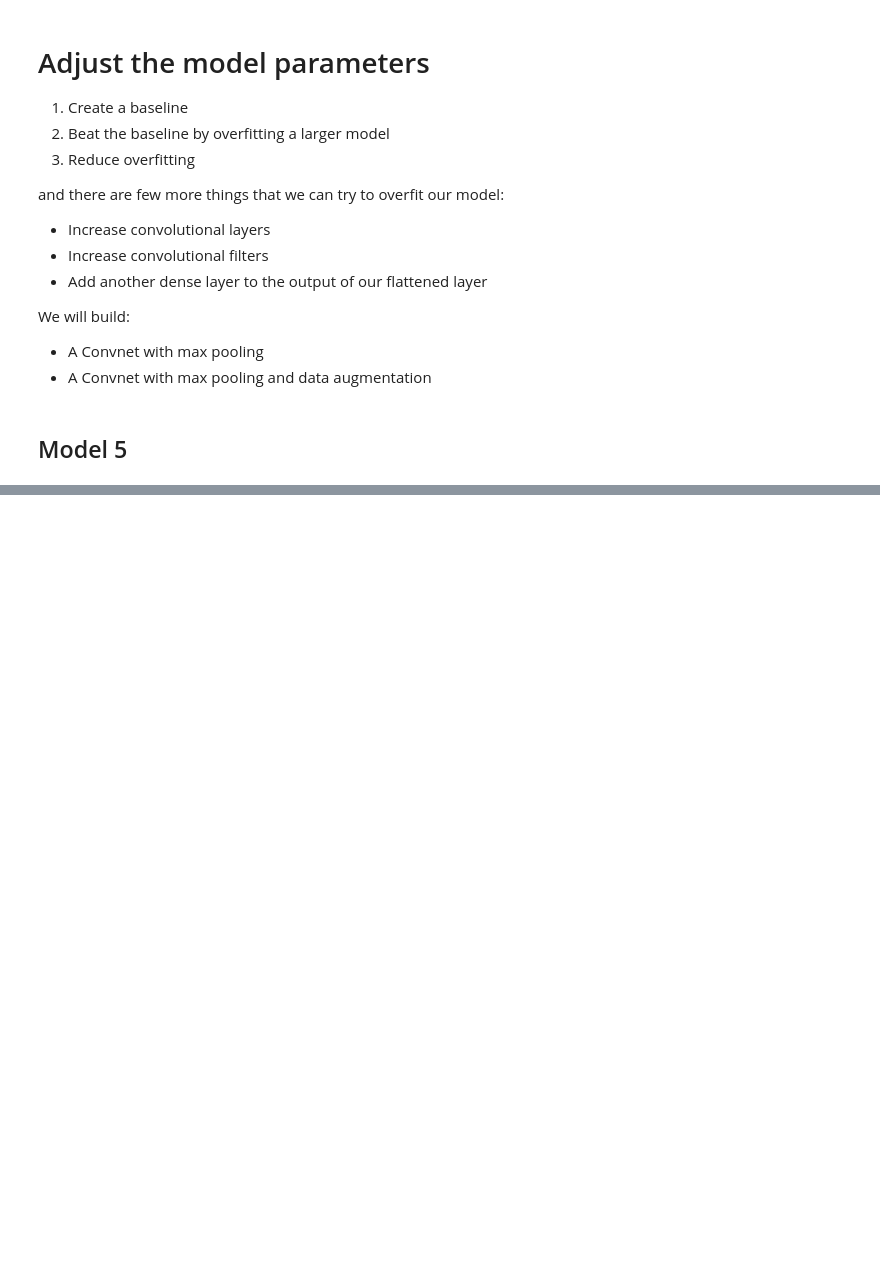
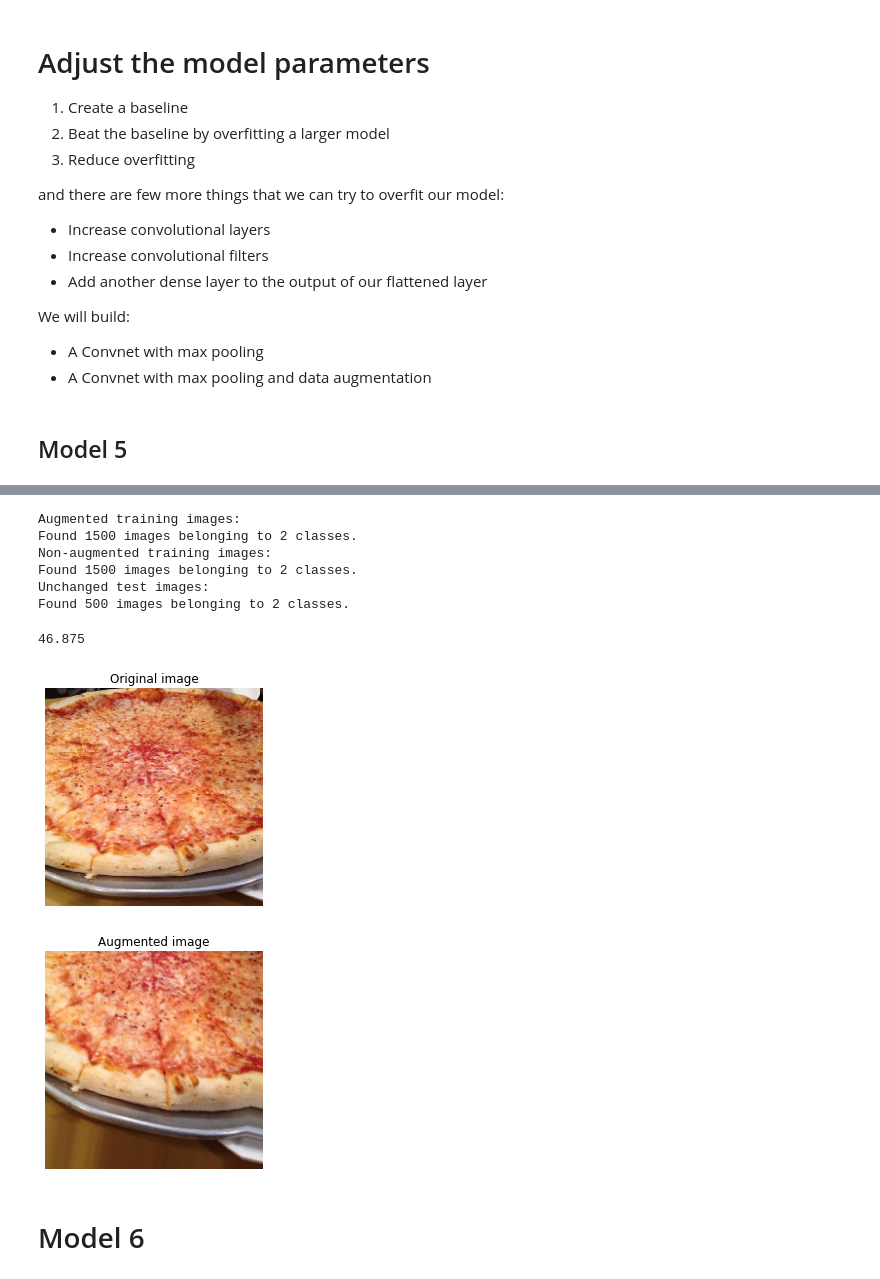
Before and after one commit to milioe/Moravec, a Jupyter notebook: 3_ComputerVision1.ipynb, the cells around one changed output, grey strips where cells are left out. Cells and saved outputs as stored; diff of their text form; code cells hidden in the pictures; blank space fills up the shorter version.

```diff
--- a/3_ComputerVision1.ipynb
+++ b/3_ComputerVision1.ipynb
@@ -711,0 +729,51 @@ plot_loss_curves(history_5)
+# %%
+print("Augmented training images:")
+train_data_augmented_1 = train_datagen_augmented.flow_from_directory(train_dir,
+                                                                   target_size=(224,224),
+                                                                   batch_size=32,
+                                                                   class_mode="binary",
+                                                                   shuffle=False)
+
+print("Non-augmented training images:")
+train_data_1 = train_datagen.flow_from_directory(train_dir,
+                                               target_size=(224, 224),
+                                               batch_size=32,
+                                               class_mode="binary",
+                                               shuffle=False)
+
+
+print("Unchanged test images:")
+test_data = test_datagen.flow_from_directory(test_dir,
+                                             target_size=(224,224),
+                                             batch_size=32,
+                                             class_mode="binary")
+# %% [output]
+Augmented training images:
+Found 1500 images belonging to 2 classes.
+Non-augmented training images:
+Found 1500 images belonging to 2 classes.
+Unchanged test images:
+Found 500 images belonging to 2 classes.
+# %%
+print(1500/32)
+# %% [output]
+46.875
+# %%
+# Get data batch samples
+images, labels = train_data_1.next()
+# %%
+augmented_images, augmented_labels = train_data_augmented_1.next()
+# %%
+random_number = random.randint(0, 31)
+plt.imshow(images[random_number])
+plt.title(f"Original image")
+plt.axis(False)
+plt.figure()
+plt.imshow(augmented_images[random_number])
+plt.title(f"Augmented image")
+plt.axis(False);
+# %% [output]
+[figure, added]
+[figure, added]
+# %% [markdown]
+# Model 6
```
Also changed, not shown: parts of 36 cells of this notebook.
